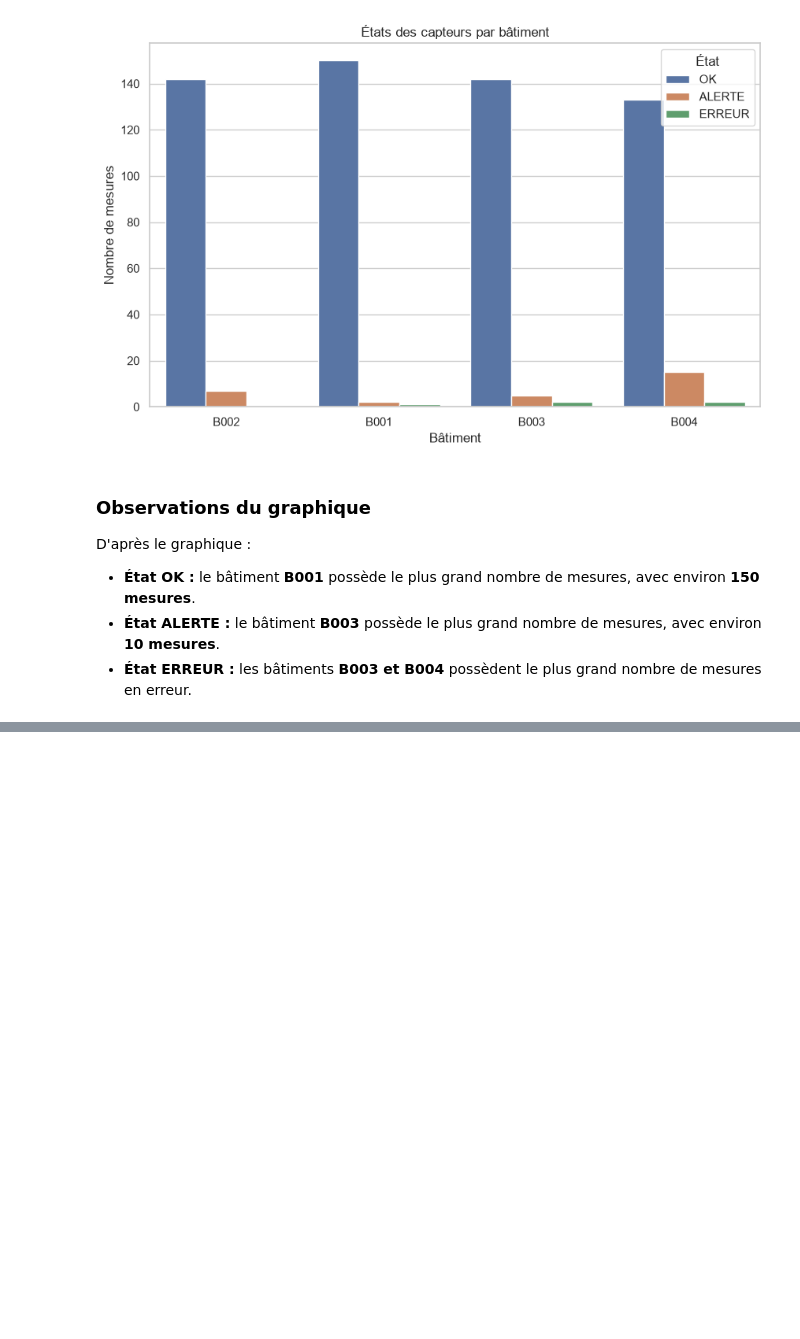
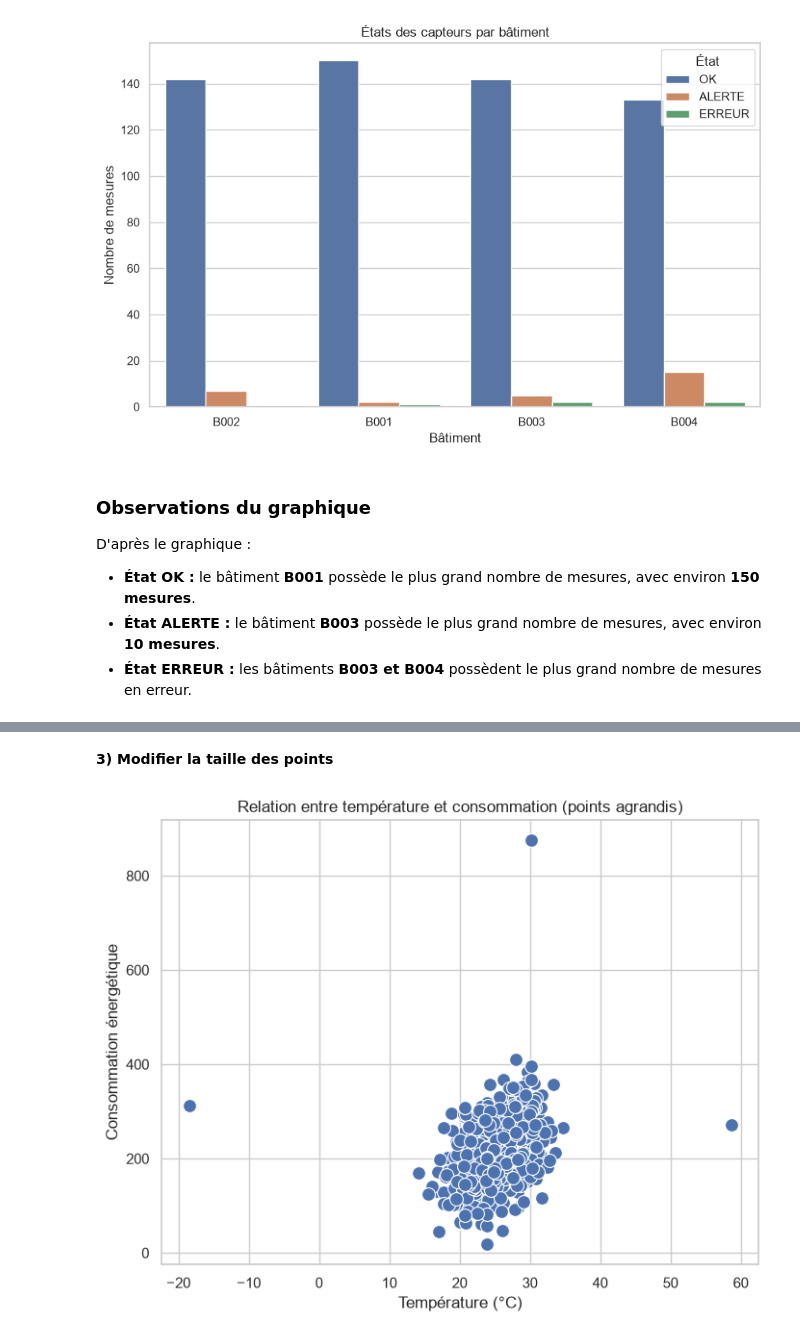
Before and after one commit to galassmyname/Atelier-Seaborn, a Jupyter notebook: atelier_seaborn_iot/notebooks/atelier_seaborn_iot.ipynb, the cells around one changed output, grey strips where cells are left out. Drawn from its saved outputs; the diff is of its cells as text; code cells hidden in the pictures; blank space fills up the shorter version.

```diff
--- a/atelier_seaborn_iot/notebooks/atelier_seaborn_iot.ipynb
+++ b/atelier_seaborn_iot/notebooks/atelier_seaborn_iot.ipynb
@@ -336,0 +371,11 @@ D'après le graphique :
+# %% [markdown]
+**3) Modifier la taille des points**
+# %%
+plt.figure(figsize=(8, 6))
+sns.scatterplot(data=df, x="temperature", y="consommation", s=100)
+plt.title("Relation entre température et consommation (points agrandis)")
+plt.xlabel("Température (°C)")
+plt.ylabel("Consommation énergétique")
+plt.show()
+# %% [output]
+[figure, added]
```
Also changed, not shown: parts of 6 cells of this notebook.
